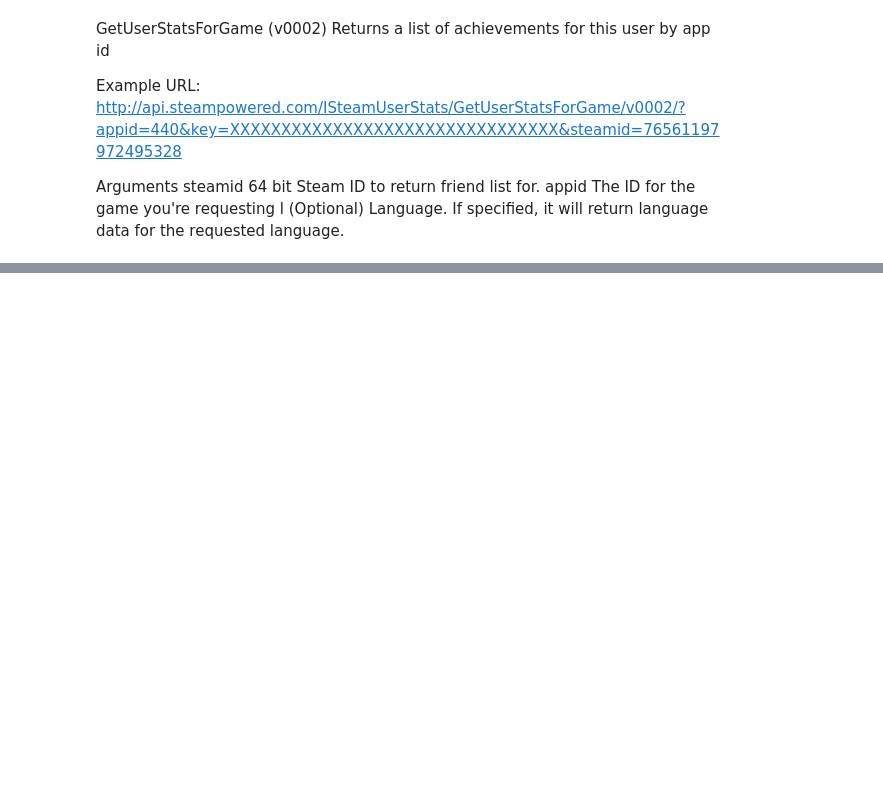
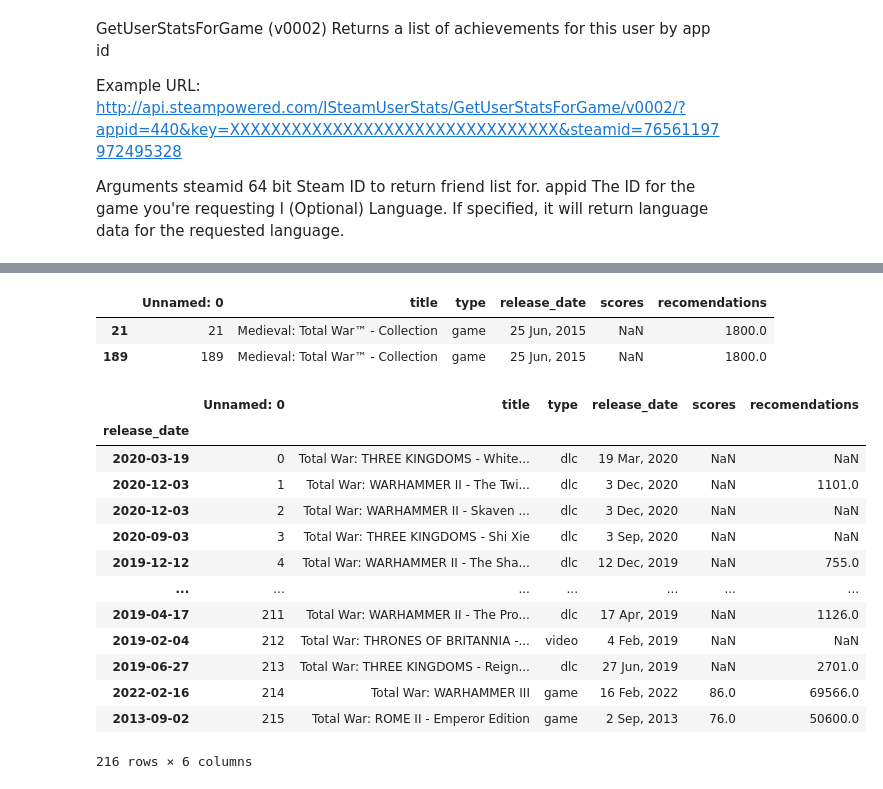
Before and after one commit to angrygorrilla/steam_api_analytics, a Jupyter notebook: Data_collection.ipynb, the cells around one changed output, grey strips where cells are left out. Drawn from its saved outputs; the diff is of its cells as text; code cells hidden in the pictures; blank space fills up the shorter version.

Commit message:
ran data collector, made metrics on 2500 datapoints

```diff
--- a/Data_collection.ipynb
+++ b/Data_collection.ipynb
@@ -110,0 +280,2 @@ Language. If specified, it will return language data for the requested language.
+# %%
+total_war_data=pd.read_csv('total_war_data.csv')
@@ -110,0 +330,29 @@ Language. If specified, it will return language data for the requested language.
+# %%
+total_war_data.loc[['medieval' in i.lower() for i in total_war_data['title'] ]]
+# %% [output]
+|  | Unnamed: 0 | title | type | release_date | scores | recomendations |
+| 21 | 21 | Medieval: Total War™ - Collection | game | 25 Jun, 2015 | NaN | 1800.0 |
+| 189 | 189 | Medieval: Total War™ - Collection | game | 25 Jun, 2015 | NaN | 1800.0 |
+# %%
+total_war_data.index=total_war_data['release_date']
+# %%
+total_war_data.index=pd.to_datetime(total_war_data.release_date,format='mixed')
+# %%
+total_war_data.rename({'Unnamed: 0':'old_index'},inplace=True)
+# %%
+total_war_data
+# %% [output]
+|  | Unnamed: 0 | title | type | release_date | scores | recomendations |
+| release_date |  |  |  |  |  |  |
+| 2020-03-19 | 0 | Total War: THREE KINGDOMS - White... | dlc | 19 Mar, 2020 | NaN | NaN |
+| 2020-12-03 | 1 | Total War: WARHAMMER II - The Twi... | dlc | 3 Dec, 2020 | NaN | 1101.0 |
+| 2020-12-03 | 2 | Total War: WARHAMMER II - Skaven ... | dlc | 3 Dec, 2020 | NaN | NaN |
+| 2020-09-03 | 3 | Total War: THREE KINGDOMS - Shi Xie | dlc | 3 Sep, 2020 | NaN | NaN |
+| 2019-12-12 | 4 | Total War: WARHAMMER II - The Sha... | dlc | 12 Dec, 2019 | NaN | 755.0 |
+| ... | ... | ... | ... | ... | ... | ... |
+| 2019-04-17 | 211 | Total War: WARHAMMER II - The Pro... | dlc | 17 Apr, 2019 | NaN | 1126.0 |
+| 2019-02-04 | 212 | Total War: THRONES OF BRITANNIA -... | video | 4 Feb, 2019 | NaN | NaN |
+| 2019-06-27 | 213 | Total War: THREE KINGDOMS - Reign... | dlc | 27 Jun, 2019 | NaN | 2701.0 |
+| 2022-02-16 | 214 | Total War: WARHAMMER III | game | 16 Feb, 2022 | 86.0 | 69566.0 |
+| 2013-09-02 | 215 | Total War: ROME II - Emperor Edition | game | 2 Sep, 2013 | 76.0 | 50600.0 |
+216 rows × 6 columns
```
Also changed, not shown: parts of 26 cells of this notebook, 3 other files.
